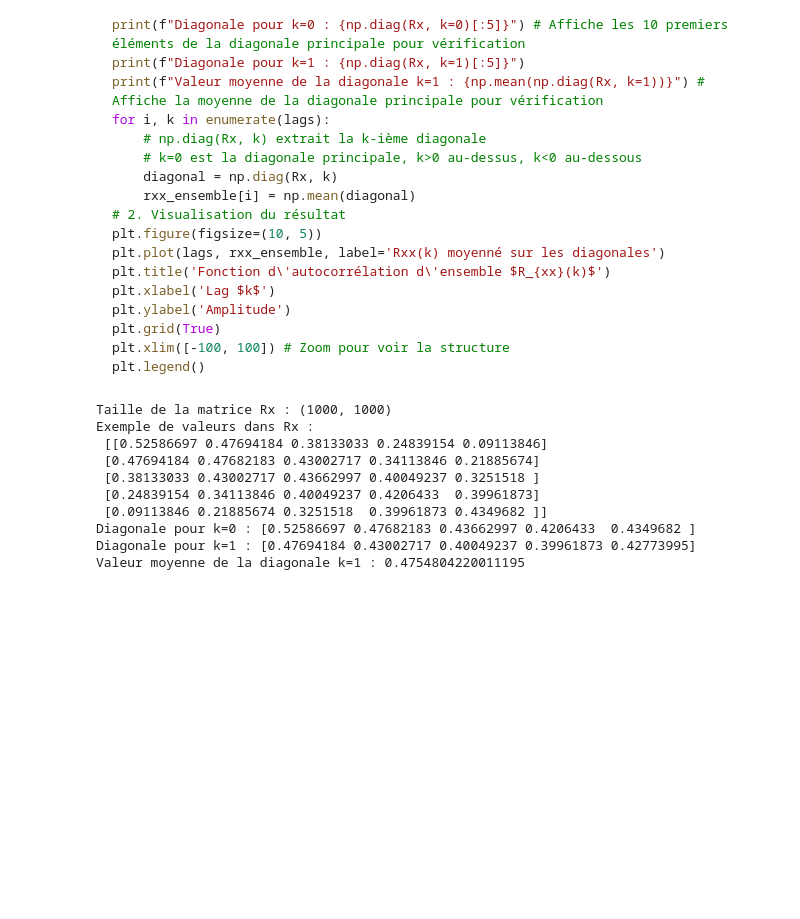
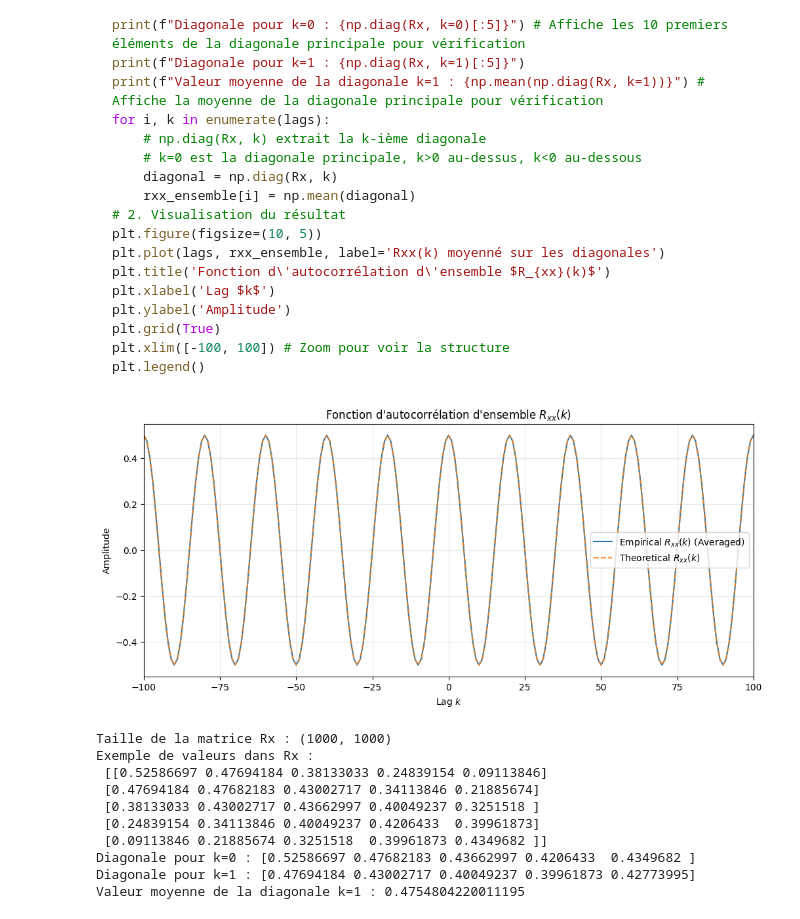
Before and after one commit to DavidLopes03/MA_StatDig, a Jupyter notebook: Serie2/Ex3_1_Etudiant_Final.ipynb, the cells around one changed output. Cells and saved outputs as stored; diff of their text form; code cells hidden in the pictures; blank space fills up the shorter version.

````diff
--- a/Serie2/Ex3_1_Etudiant_Final.ipynb
+++ b/Serie2/Ex3_1_Etudiant_Final.ipynb
@@ -143,6 +200,54 @@ plt.grid(True)
 plt.xlim([-100, 100]) # Zoom pour voir la structure
 plt.legend()
 ```
+# %%
+# --- 1. Parameters (using N=1000 for the requested resolution) ---
+A = 1.0
+f0 = 0.05
+N = 1000
+NR = 1000
+np.random.seed(0)
+
+# --- 2. Generation ---
+phi = np.random.uniform(0, 2 * np.pi, NR)
+n = np.arange(N)
+# X shape: (N, NR) -> (Time, Realizations)
+X = A * np.cos(2 * np.pi * f0 * n[:, None] + phi)
+
+# --- 3. Autocorrelation Matrix Calculation ---
+# Correct matrix multiplication for Time Correlation: (N, NR) @ (NR, N) -> (N, N)
+# We divide by NR to get the expected value (mean over realizations)
+Rx = (1 / NR) * (X @ X.T)
+
+# --- 4. Extracting Rxx(k) by averaging diagonals ---
+# Lags range from -(N-1) to (N-1)
+lags = np.arange(-(N - 1), N)
+rxx_ensemble = np.zeros(len(lags))
+
+for i, k in enumerate(lags):
+    # np.diag(Rx, k) extracts the k-th diagonal
+    # We take the mean of this diagonal to improve the estimate
+    rxx_ensemble[i] = np.mean(np.diag(Rx, k))
+
+# --- 5. Visualization ---
+plt.figure(figsize=(12, 5))
+
+# Plot the computed autocorrelation
+plt.plot(lags, rxx_ensemble, label='Empirical $R_{xx}(k)$ (Averaged)')
+
+# Theoretical formula: (A^2 / 2) * cos(2 * pi * f0 * k)
+rxx_theoretical = (A**2 / 2) * np.cos(2 * np.pi * f0 * lags)
+plt.plot(lags, rxx_theoretical, '--', label='Theoretical $R_{xx}(k)$', alpha=0.8)
+
+plt.title(r"Fonction d'autocorrélation d'ensemble $R_{xx}(k)$")
+plt.xlabel(r"Lag $k$")
+plt.ylabel("Amplitude")
+plt.xlim([-100, 100]) # Zooming on the center for clarity
+plt.legend()
+plt.grid(True, alpha=0.3)
+plt.show()
+# %% [output]
+[figure, added]
 # %%
 # [Le code de la solution a été retiré - Observez les résultats ci-dessous]
 # %% [output]
````
Also changed, not shown: parts of 10 cells of this notebook.
